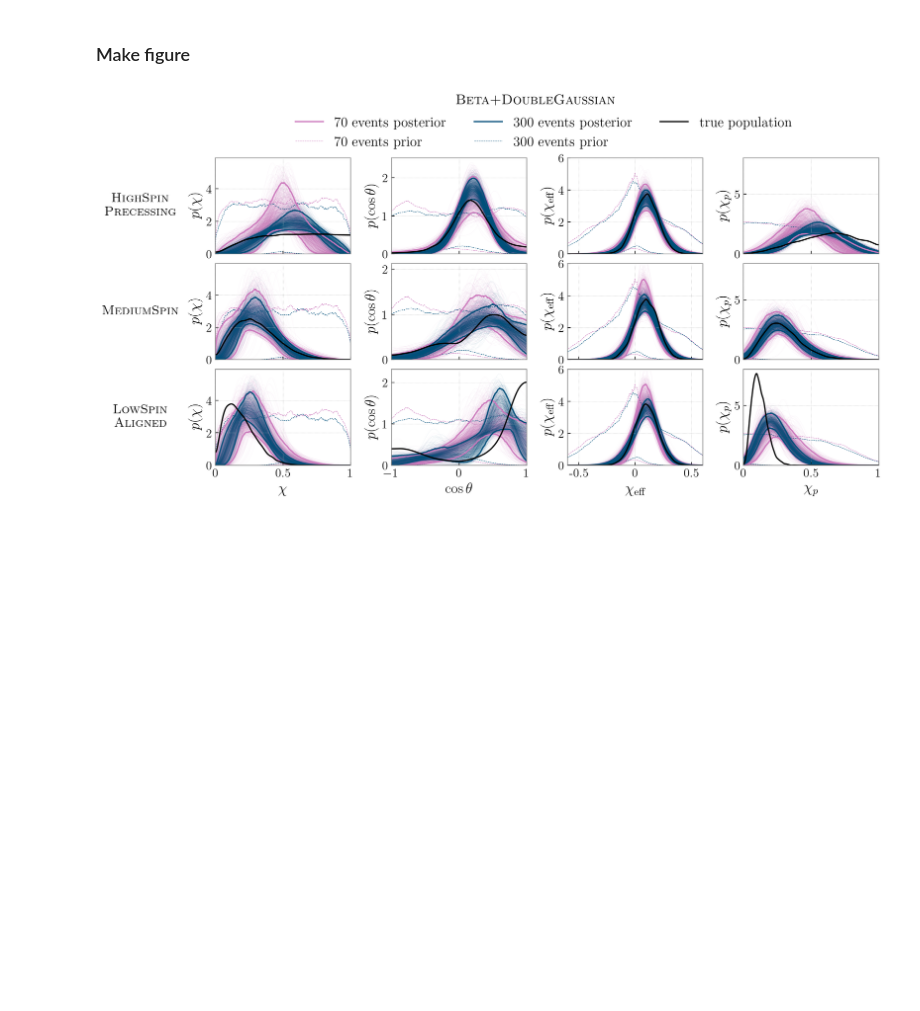
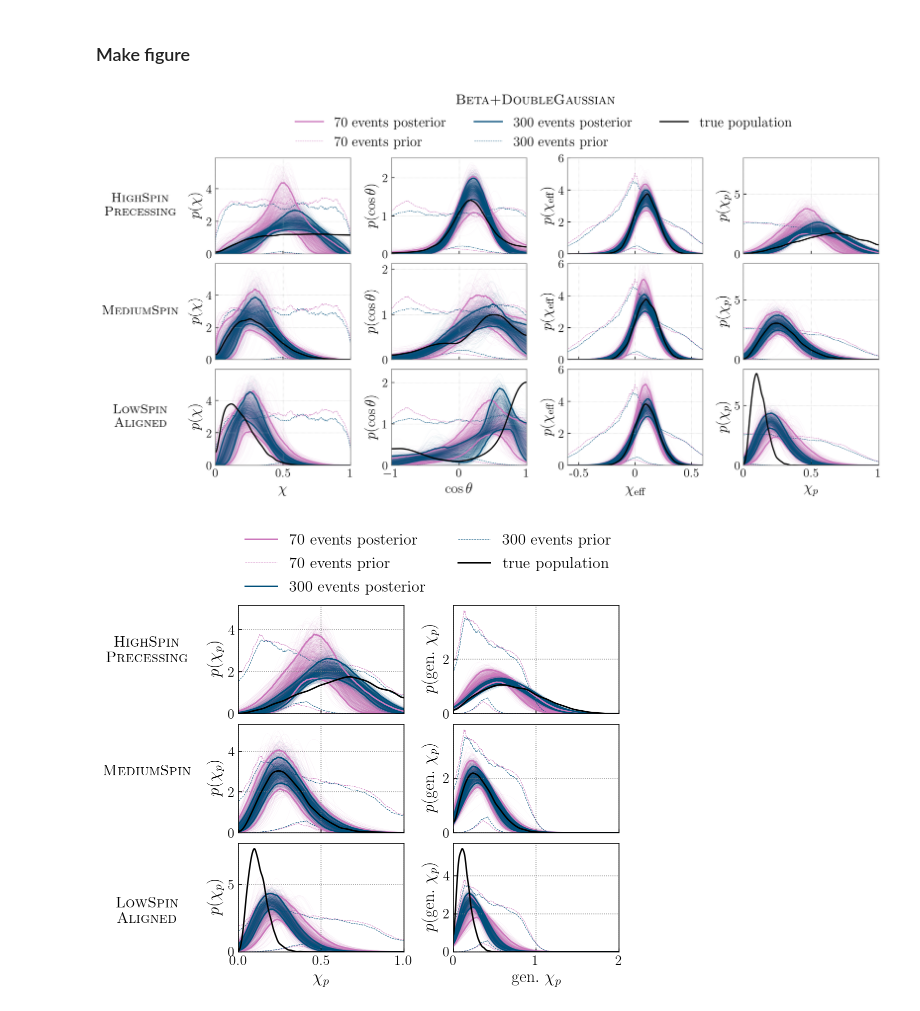
Before and after one commit to simonajmiller/measuring-bbh-component-spin, a Jupyter notebook: Figures/make_figure_02.ipynb, the cells around one changed output. Saved outputs shown, nothing was run; the diff lists cells and outputs as text; code cells hidden in the pictures; blank space fills up the shorter version.

Commit message:
updated figure re: referee report comments

```diff
--- a/Figures/make_figure_02.ipynb
+++ b/Figures/make_figure_02.ipynb
@@ -41,6 +41,7 @@ chi_grid = np.linspace(0,1,500)
 cost_grid =  np.linspace(-1,1,500)
 chieff_grid =  np.linspace(-1,1,500)
 chip_grid =  np.linspace(0,1,500)
+gen_chip_grid = np.linspace(0,2,500)
 
 # Dict in which to store KDEs
 kde_dict = {}
@@ -184,6 +189,7 @@ for nevent in nevents:
     p_cost_prior = np.zeros((nTraces,cost_grid.size))
     p_chieff_prior = np.zeros((nTraces,chieff_grid.size))
     p_chip_prior = np.zeros((nTraces,chip_grid.size))
+    p_gen_chip_prior = np.zeros((nTraces,gen_chip_grid.size))
 
     for i in range(nTraces):
 
@@ -204,20 +210,21 @@ for nevent in nevents:
         p_cost_prior[i,:] = calculate_Double_Gaussian(cost_grid, mu1_cost, sigma1_cost, mu2_cost, sigma2_cost, MF_cost, -1, 1)
 
         # generate corresponding distribution for chi_eff and chi_p
-        chi_effs, chi_ps = draw_chiEffs_and_chiPs_betaDoubleGauss(mu_chi, sigma_chi, mu1_cost, sigma1_cost, mu2_cost, sigma2_cost, MF_cost, Bq,
-                                                                  mCut=8, n=numDraws)
+        chi_effs, chi_ps, gen_chips = draw_chiEffs_and_chiPs_betaDoubleGauss(mu_chi, sigma_chi, mu1_cost, sigma1_cost, mu2_cost, sigma2_cost,
+                                                                  MF_cost, Bq, mCut=8, n=numDraws, calc_gen_chip=True)
 
-        chieff_kde = gaussian_kde(chi_effs)
-        p_chieff_prior[i,:] = chieff_kde(chieff_grid)
+        p_chieff_prior[i,:] = reflected_kde_1d(chi_effs, -1, 1, bw_method=0.5, npoints=len(chieff_grid))[1]
 
-        chip_kde = gaussian_kde(chi_ps)
-        p_chip_prior[i,:] = chip_kde(chip_grid)
+        p_chip_prior[i,:] = reflected_kde_1d(chi_ps, 0, 1, bw_method=0.5, npoints=len(chip_grid))[1]
+
+        p_gen_chip_prior[i,:] = reflected_kde_1d(chi_ps, 0, 2, bw_method=0.5, npoints=len(gen_chip_grid))[1]
 
     prior_90CI[nevent+' events'] = {
         'chi':np.quantile(p_chi_prior, (0.05, 0.95), axis=0),
         'cost':np.quantile(p_cost_prior, (0.05, 0.95), axis=0),
         'chieff':np.quantile(p_chieff_prior, (0.05, 0.95), axis=0),
         'chip':np.quantile(p_chip_prior, (0.05, 0.95), axis=0),
+        'gen_chip':np.quantile(p_gen_chip_prior, (0.05, 0.95), axis=0),
     }
 # %% [markdown]
 ### Make figure
@@ -379,3 +386,77 @@ quants_dict = {
 
 with open('pop3_70events_pops.json', "w") as outfile:
     json.dump(quants_dict, outfile)
+# %%
+# Plot generalized chi-p for comparison
+
+fig, axes = plt.subplots(nrows=3, ncols=2, figsize=(7.5/1.1, 7/1.1))
+
+for ax in axes:
+    for a in ax:
+        a.set_rasterization_zorder(2)
+
+for i,pop_key in enumerate(kde_dict):
+    for nevent in nevents:
+        nevent_key = nevent+' events'
+
+        c = nevents_colors_dict[nevent_key]
+
+        ## Plot traces from hyperposteriors + 5% and 95% credible bounds
+
+        # chi p
+        p_chip = traces_dict[pop_key][nevent_key]['p_chip']
+        axes[i][0].plot(chip_grid, p_chip.T,color=c, lw=0.15, alpha=0.15, zorder=1)
+        axes[i][0].plot(chip_grid, np.quantile(p_chip,0.05,axis=0), color=c, label=nevent_key+' posterior')
+        axes[i][0].plot(chip_grid, np.quantile(p_chip,0.95,axis=0), color=c)
+
+        # gen chi p
+        p_gen_chip = traces_dict[pop_key][nevent_key]['p_gen_chip']
+        axes[i][1].plot(gen_chip_grid, p_gen_chip.T,color=c, lw=0.15, alpha=0.15, zorder=1)
+        axes[i][1].plot(gen_chip_grid, np.quantile(p_gen_chip,0.05,axis=0), color=c)
+        axes[i][1].plot(gen_chip_grid, np.quantile(p_gen_chip,0.95,axis=0), color=c)
+
+
+        ## Plot priors
+        prior_kws = dict(color=c, lw=0.5, ls='--', zorder=1)
+        axes[i][0].plot(chip_grid, prior_90CI[nevent_key]['chip'][0], **prior_kws, label=nevent_key+' prior')
+        axes[i][0].plot(chip_grid, prior_90CI[nevent_key]['chip'][1], **prior_kws)
+        axes[i][1].plot(gen_chip_grid, prior_90CI[nevent_key]['gen_chip'].T, **prior_kws)
+
+
+    ## Plot injected dists
+
+    # chi p
+    axes[i][0].plot(chip_grid, kde_dict[pop_key]['chip'], color='k', label='true population')
+    axes[i][0].set_xlim(0,1)
+    axes[i][0].set_ylim(0,)
+
+    # chi p
+    axes[i][1].plot(gen_chip_grid, kde_dict[pop_key]['gen_chip'], color='k')
+    axes[i][1].set_xlim(0,2)
+    axes[i][1].set_ylim(0,)
+
+    # y-axis labels
+    axes[i][0].set_ylabel(r'$p(\chi_p)$', **label_kws)
+    axes[i][1].set_ylabel(r'$p(\mathrm{gen.}~\chi_p)$', **label_kws)
+
+    # set pop label
+    axes[i][0].text(-0.55, 3, labels_dict[pop_key], fontsize=15,
+                    horizontalalignment='center', verticalalignment='center',)
+
+    if i!=2:
+        for ax in axes[i]:
+            ax.set_xticklabels([])
+
+# x-axis labels
+axes[2][0].set_xlabel(r'$\chi_p$', **label_kws)
+axes[2][1].set_xlabel(r'$\mathrm{gen.}~\chi_p$', **label_kws)
+
+
+# Add legend
+axes[0][0].legend(bbox_to_anchor=(0, 1.04, 1., .102), loc='lower left',ncol=2, borderaxespad=0., fontsize=16)
+
+plt.subplots_adjust(hspace=0.1, wspace=0.3)
+
+plt.show()
+# %% [output]
+[figure, added]
```
Also changed, not shown: parts of 1 cell of this notebook, 4 other files.
